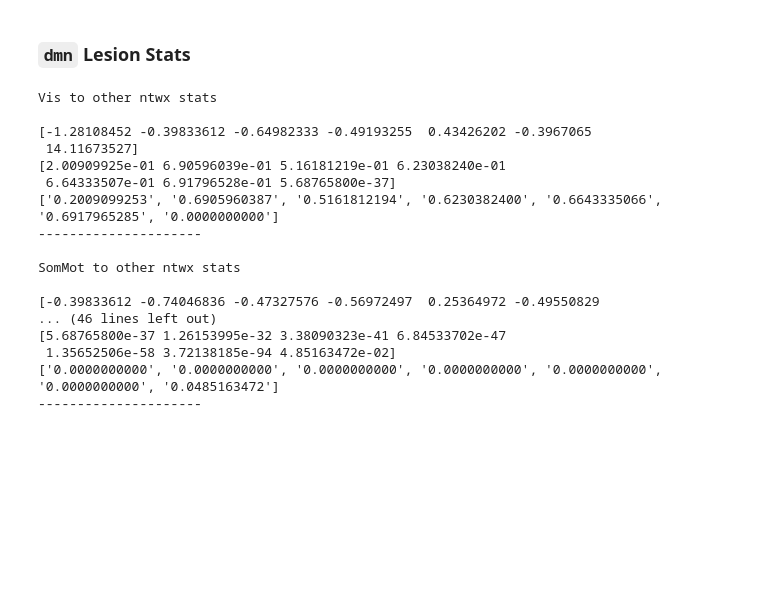
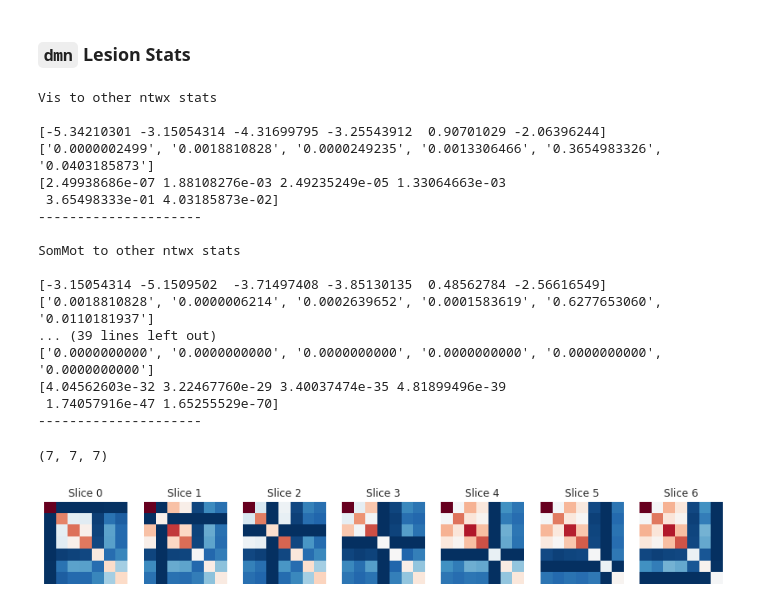
Before and after one commit to Shreyder93/whobpyt, a Jupyter notebook: scratch/WhoBPyT_isolated_OUTER_Ntwx_all_subs.ipynb, the cells around one changed output. Drawn from its saved outputs; the diff is of its cells as text; code cells hidden in the pictures; blank space fills up the shorter version.

```diff
--- a/scratch/WhoBPyT_isolated_OUTER_Ntwx_all_subs.ipynb
+++ b/scratch/WhoBPyT_isolated_OUTER_Ntwx_all_subs.ipynb
@@ -1318,7 +1763,13 @@ SomMot to other ntwx stats
 for i in range(7):
     print('{0} to other ntwx stats \n'.format(Ntwx_labels[i]))
 
-    t_stat, p_val = stats.ttest_ind(og_whobpyt_all_subs_outer_to_other_ntwx[i], fpn_lesion_all_subs_outer_to_other_ntwx[i])
+    condition_A = og_whobpyt_all_subs_outer_to_other_ntwx[i]
+    condition_B = fpn_lesion_all_subs_outer_to_other_ntwx[i]
+
+    condition_A = [[value for k, value in enumerate(sublist) if k != 5] for sublist in condition_A]
+    condition_B = [[value for m, value in enumerate(sublist) if m != 5] for sublist in condition_B]
+
+    t_stat, p_val = stats.ttest_rel(condition_A, condition_B)
 
     print(t_stat)
 
@@ -1327,9 +1778,9 @@ for i in range(7):
         formatted_p_value = f"{p_value:.10f}"
         p_val_formatted.append(formatted_p_value)
 
+
+    print(p_val_formatted)
     print(p_val)
-    print(p_val_formatted)
-
 
     print('--------------------- \n')
 # %% [output]
@@ -1356,7 +1807,13 @@ SomMot to other ntwx stats
 for i in range(7):
     print('{0} to other ntwx stats \n'.format(Ntwx_labels[i]))
 
-    t_stat, p_val = stats.ttest_ind(og_whobpyt_all_subs_outer_to_other_ntwx[i], dmn_lesion_all_subs_outer_to_other_ntwx[i])
+    condition_A = og_whobpyt_all_subs_outer_to_other_ntwx[i]
+    condition_B = dmn_lesion_all_subs_outer_to_other_ntwx[i]
+
+    condition_A = [[value for k, value in enumerate(sublist) if k != 6] for sublist in condition_A]
+    condition_B = [[value for m, value in enumerate(sublist) if m != 6] for sublist in condition_B]
+
+    t_stat, p_val = stats.ttest_rel(condition_A, condition_B)
 
     print(t_stat)
 
@@ -1365,26 +1822,40 @@ for i in range(7):
         formatted_p_value = f"{p_value:.10f}"
         p_val_formatted.append(formatted_p_value)
 
+
+    print(p_val_formatted)
     print(p_val)
-    print(p_val_formatted)
-
 
     print('--------------------- \n')
 # %% [output]
 Vis to other ntwx stats
 
-[-1.28108452 -0.39833612 -0.64982333 -0.49193255  0.43426202 -0.3967065
- 14.11673527]
-[2.00909925e-01 6.90596039e-01 5.16181219e-01 6.23038240e-01
- 6.64333507e-01 6.91796528e-01 5.68765800e-37]
-['0.2009099253', '0.6905960387', '0.5161812194', '0.6230382400', '0.6643335066', '0.6917965285', '0.0000000000']
+[-5.34210301 -3.15054314 -4.31699795 -3.25543912  0.90701029 -2.06396244]
+['0.0000002499', '0.0018810828', '0.0000249235', '0.0013306466', '0.3654983326', '0.0403185873']
+[2.49938686e-07 1.88108276e-03 2.49235249e-05 1.33064663e-03
+ 3.65498333e-01 4.03185873e-02]
 ---------------------
 
 SomMot to other ntwx stats
 
-[-0.39833612 -0.74046836 -0.47327576 -0.56972497  0.25364972 -0.49550829
-... (46 lines left out)
-[5.68765800e-37 1.26153995e-32 3.38090323e-41 6.84533702e-47
- 1.35652506e-58 3.72138185e-94 4.85163472e-02]
-['0.0000000000', '0.0000000000', '0.0000000000', '0.0000000000', '0.0000000000', '0.0000000000', '0.0485163472']
+[-3.15054314 -5.1509502  -3.71497408 -3.85130135  0.48562784 -2.56616549]
+['0.0018810828', '0.0000006214', '0.0002639652', '0.0001583619', '0.6277653060', '0.0110181937']
+... (39 lines left out)
+['0.0000000000', '0.0000000000', '0.0000000000', '0.0000000000', '0.0000000000', '0.0000000000']
+[4.04562603e-32 3.22467760e-29 3.40037474e-35 4.81899496e-39
+ 1.74057916e-47 1.65255529e-70]
 ---------------------
+# %%
+_var2 = [vis_lesion_outer_to_other_ntwx,
+sommot_lesion_outer_to_other_ntwx,
+dorsattn_lesion_outer_to_other_ntwx,
+ventattn_lesion_outer_to_other_ntwx,
+limbic_lesion_outer_to_other_ntwx,
+fpn_lesion_outer_to_other_ntwx,
+dmn_lesion_outer_to_other_ntwx]
+# %%
+array_var2 = np.array(_var2)
+# %%
+array_var2.shape
+# %% [output]
+(7, 7, 7)
@@ -1390,0 +1864,10 @@ SomMot to other ntwx stats
+# %%
+fig, axs = plt.subplots(1, 7, figsize=(14, 16))  # Assuming you want to display 7 slices
+for i in range(7):
+    axs[i].imshow(array_var2[i, :, :], cmap='RdBu_r')  # Adjust the colormap as needed
+    axs[i].axis('off')
+    axs[i].set_title(f'Slice {i}')
+
+plt.show()
+# %% [output]
+[figure, added]
```
Also changed, not shown: parts of 60 cells of this notebook, 9 other files.
